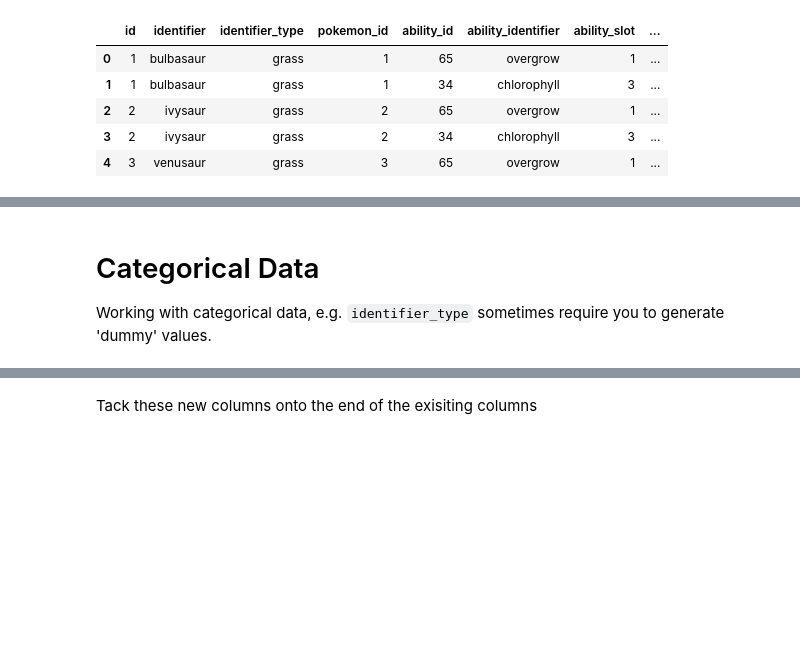
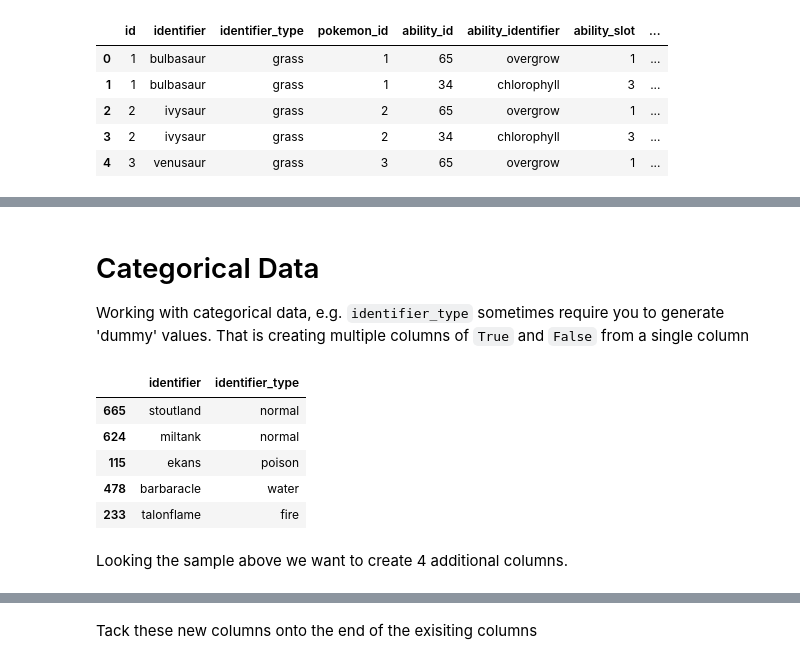
Before and after one commit to ryancollingwood/Pokedex, a Jupyter notebook: Pokedex.ipynb, the cells around one changed output, grey strips where cells are left out. Cells and saved outputs as stored; diff of their text form; code cells hidden in the pictures; blank space fills up the shorter version.

```diff
--- a/Pokedex.ipynb
+++ b/Pokedex.ipynb
@@ -973,6 +988,18 @@ df_pokemon_skills.head()
 # Categorical Data
 
 Working with categorical data, e.g. `identifier_type` sometimes require you to generate 'dummy' values.
+That is creating multiple columns of `True` and `False` from a single column
+# %%
+df_pokemon[["identifier", "identifier_type"]].sample(5, random_state  = 42)
+# %% [output]
+|  | identifier | identifier_type |
+| 665 | stoutland | normal |
+| 624 | miltank | normal |
+| 115 | ekans | poison |
+| 478 | barbaracle | water |
+| 233 | talonflame | fire |
+# %% [markdown]
+Looking the sample above we want to create 4 additional columns.
 # %%
 dummy_types_df = pd.get_dummies(df_pokemon["identifier_type"])
 dummy_types_df.sample(5)
```
Also changed, not shown: parts of 63 cells of this notebook.
